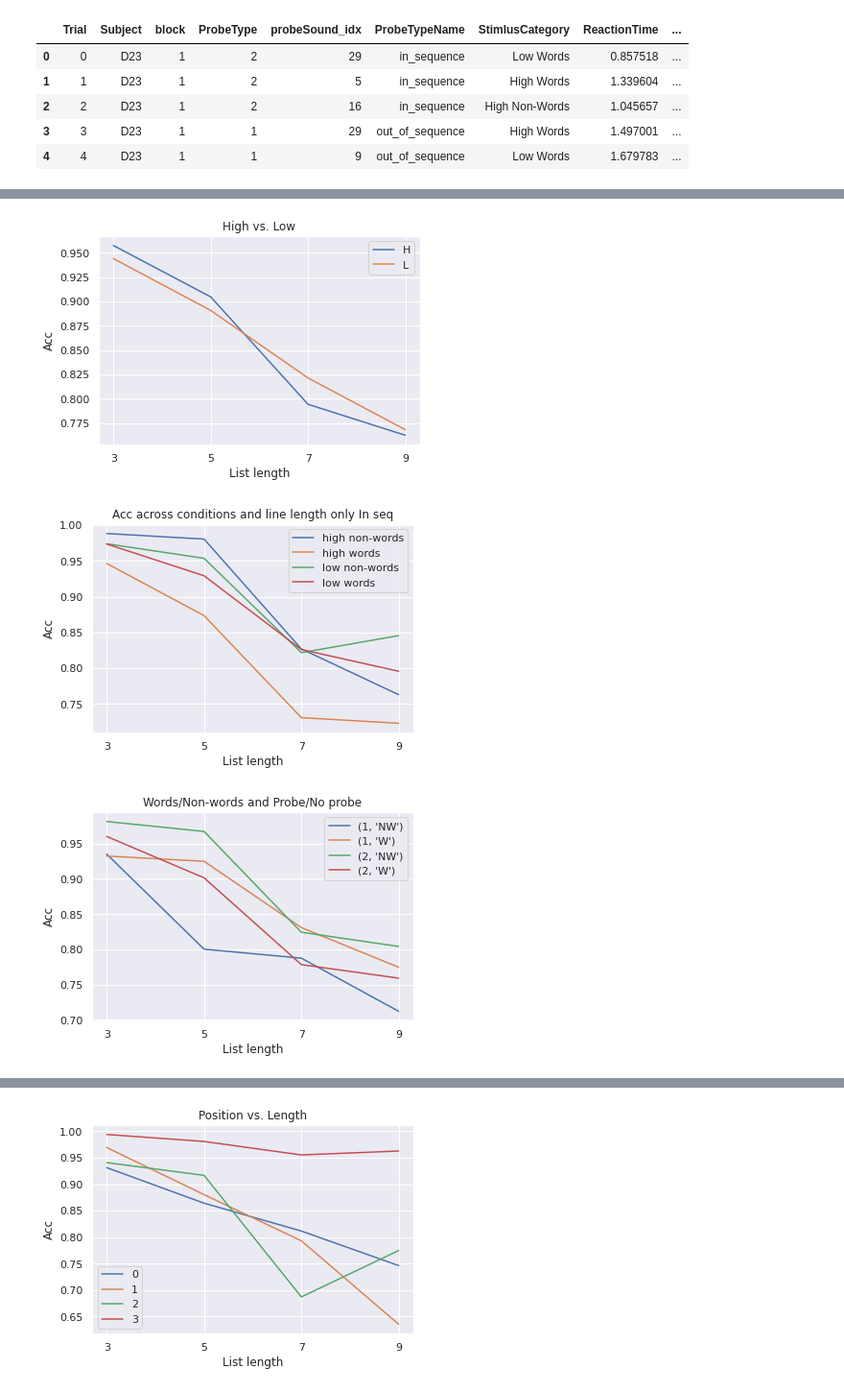
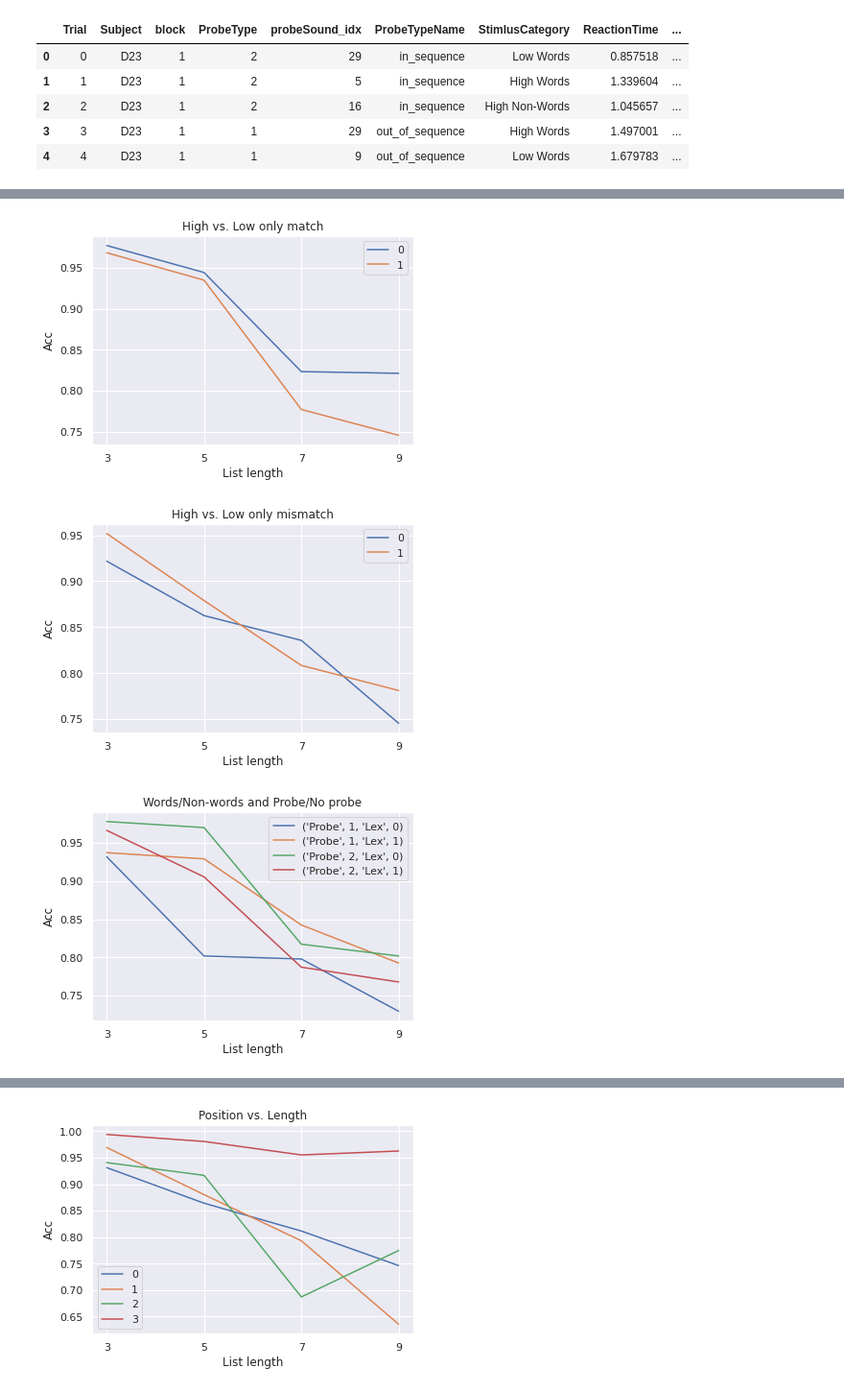
Before and after one commit to cristinarainich/Sternberg_analysis, a Jupyter notebook: iEEG_dataset.ipynb, the cells around one changed output, grey strips where cells are left out. Shown at 96% size. Drawn from its saved outputs; the diff is of its cells as text; code cells hidden in the pictures.

```diff
--- a/iEEG_dataset.ipynb
+++ b/iEEG_dataset.ipynb
@@ -357,3 +399,6 @@ ieeg_no_outliers.head()
 | 2 | 2 | D23 | 1 | 2 | 16 | in_sequence | High Non-Words | 1.045657 | ... |
 | 3 | 3 | D23 | 1 | 1 | 29 | out_of_sequence | High Words | 1.497001 | ... |
 | 4 | 4 | D23 | 1 | 1 | 9 | out_of_sequence | Low Words | 1.679783 | ... |
+# %%
+only_match = ieeg_no_outliers[ieeg_no_outliers['ProbeType'] == 2]
+only_mismatch = ieeg_no_outliers[ieeg_no_outliers['ProbeType'] == 1]
@@ -418,74 +571,43 @@ pl.title('Words vs. non-words');
 # %%
-high_low = subset.copy()
-new_names = []
-names = high_low.ProbeCategory.values
-for i in names:
-  if 'low' in i:
-    new_names.append('L')
-  elif 'high' in i:
-    new_names.append('H')
-  else:
-    print('Check', i)
-    break
-high_low['ProbeCategory'] = new_names
-
+# H VS LOW WHEN MATCH
 pl.figure()
-high_low = high_low.groupby(['ProbeCategory', 'Length'])[['RespCorrect']].apply(
-    acc_count
-). reset_index()
-for i in high_low.ProbeCategory.unique():
-  x = high_low[high_low['ProbeCategory'] == i]
+high_low = only_match.groupby(['Phono', 'Length'])[['RespCorrect']].mean().reset_index()
+for i in high_low.Phono.unique():
+  x = high_low[high_low['Phono'] == i]
   pl.plot(x.Length, x.RespCorrect)
 pl.xticks(x.Length)
 pl.xlabel('List length')
 pl.ylabel('Acc')
-pl.legend(high_low.ProbeCategory.unique())
-pl.title('High vs. Low');
+pl.legend(high_low.Phono.unique())
+pl.title('High vs. Low only match');
 # %% [output]
-[figure, old version]
+[figure, new version]
 # %%
-# plotting categories across condition when the probe is in sequence
-subset = ieeg_no_outliers[ieeg_no_outliers['ProbeType'] == 2]
-acc_count = lambda v: sum(v) / v.count()
+# H VS LOW WHEN MISMATCH
 pl.figure()
-subset = subset.groupby(['ProbeCategory', 'Length'])[['RespCorrect']].apply(
-    acc_count
-).reset_index()
-for i in subset.ProbeCategory.unique():
-  x = subset[subset['ProbeCategory'] == i]
+high_low = only_mismatch.groupby(['Phono', 'Length'])[['RespCorrect']].mean().reset_index()
+for i in high_low.Phono.unique():
+  x = high_low[high_low['Phono'] == i]
   pl.plot(x.Length, x.RespCorrect)
 pl.xticks(x.Length)
 pl.xlabel('List length')
 pl.ylabel('Acc')
-pl.legend(subset.ProbeCategory.unique())
-pl.title('Acc across conditions and line length only In seq');
+pl.legend(high_low.Phono.unique())
+pl.title('High vs. Low only mismatch');
 # %% [output]
-[figure, old version]
+[figure, new version]
 # %%
 # probe type 2 = in seq, 1 = out of seq
-subset = ieeg_no_outliers.groupby(['ProbeType', 'ProbeCategory', 'Length'])[['RespCorrect']].mean().reset_index()
-probe_words = subset.copy()
-new_cat = []
-cat = probe_words.ProbeCategory.values
-for i in cat:
-  if 'non-words' in i:
-    new_cat.append('NW')
-  elif 'words' in i:
-    new_cat.append('W')
-  else:
-    print("Check")
-probe_words['ProbeCategory'] = new_cat
-
-probe_words = probe_words.groupby(['ProbeType', 'ProbeCategory', 'Length'])[['RespCorrect']].mean().reset_index()
+probe_words = ieeg_no_outliers.groupby(['ProbeType', 'Lex', 'Length'])[['RespCorrect']].mean().reset_index()
 for i in probe_words.ProbeType.unique():
-  for j in probe_words.ProbeCategory.unique():
-    x = probe_words[(probe_words['ProbeType'] == i) & (probe_words['ProbeCategory'] == j)]
-    pl.plot(x.Length, x.RespCorrect, label = (i, j))
+  for j in probe_words.Lex.unique():
+    x = probe_words[(probe_words['ProbeType'] == i) & (probe_words['Lex'] == j)]
+    pl.plot(x.Length, x.RespCorrect, label = ('Probe', i, 'Lex', j))
 pl.xticks(x.Length)
 pl.xlabel('List length')
 pl.ylabel('Acc')
 pl.legend()
 pl.title('Words/Non-words and Probe/No probe');
 # %% [output]
-[figure, old version]
+[figure, new version]
 # %%
```
Also changed, not shown: parts of 100 cells of this notebook.
